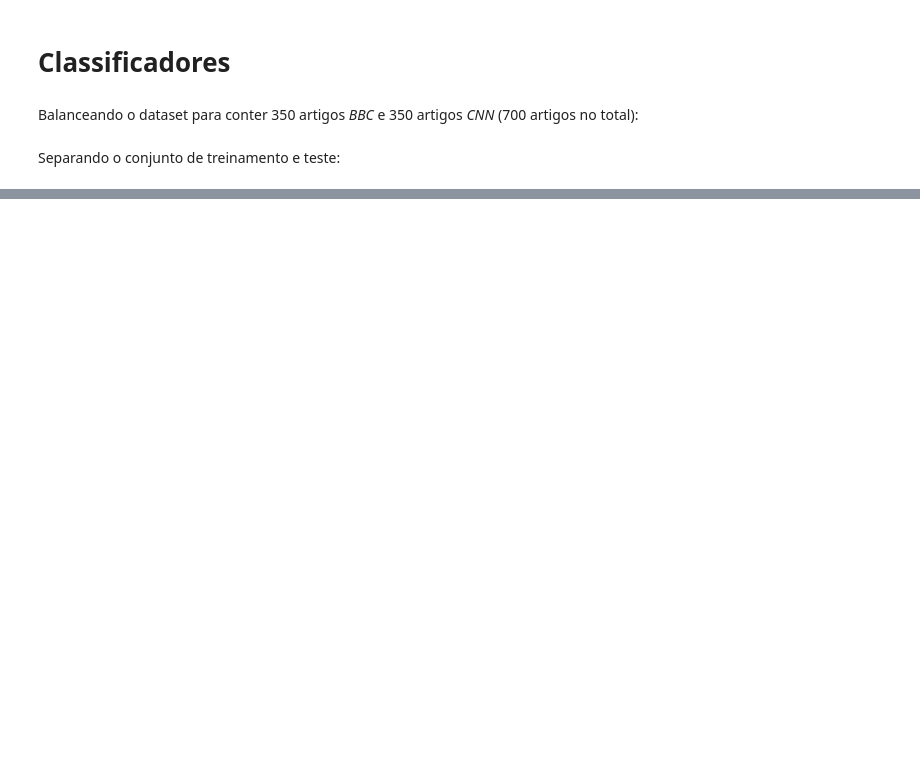
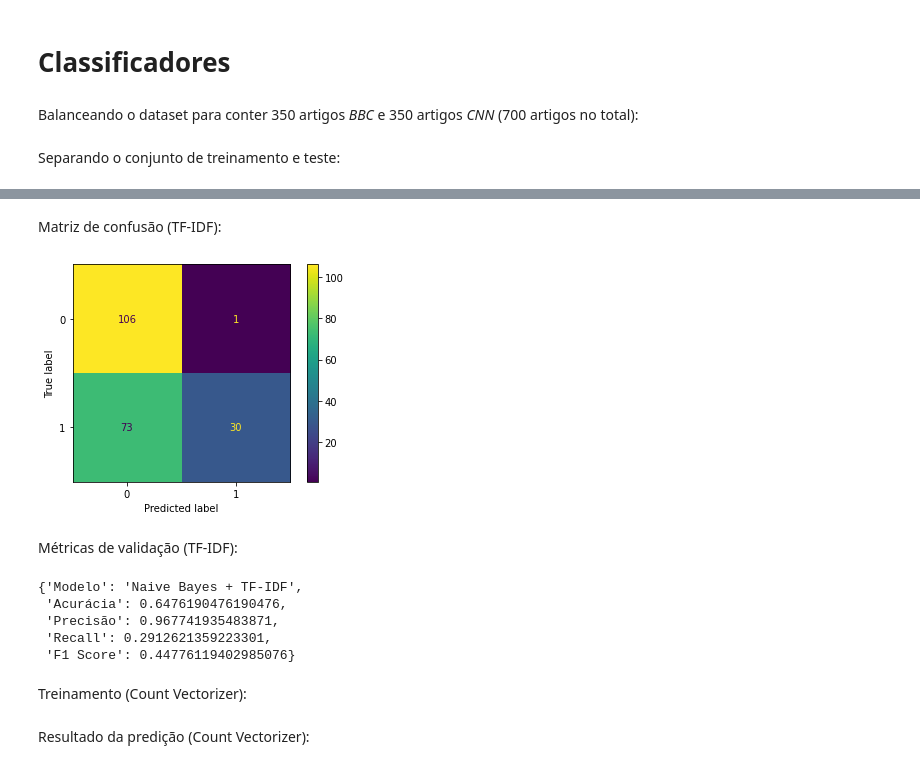
Before and after one commit to valeriojr/ecom063-pln, a Jupyter notebook: Processamento de linguagem natural - 3ª lista de exercícios.ipynb, the cells around one changed output, grey strips where cells are left out. Cells and saved outputs as stored; diff of their text form; code cells hidden in the pictures; blank space fills up the shorter version.

```diff
--- a/Processamento de linguagem natural - 3ª lista de exercícios.ipynb
+++ b/Processamento de linguagem natural - 3ª lista de exercícios.ipynb
@@ -281,0 +328,2 @@ f1_score(y_test, y_pred)
+# %%
+classifier = MultinomialNB().fit(tfidf_X_train.toarray(), tfidf_y_train)
@@ -281,0 +334,26 @@ f1_score(y_test, y_pred)
+# %% [markdown]
+Matriz de confusão (TF-IDF):
+# %%
+plot_confusion_matrix(classifier, tfidf_X_test.toarray(), tfidf_y_test)
+pyplot.show()
+# %% [output]
+[figure, added]
+# %% [markdown]
+Métricas de validação (TF-IDF):
+# %%
+nai_tfidf_metrics = {
+    'Modelo': 'Naive Bayes + TF-IDF',
+    'Acurácia': accuracy_score(tfidf_y_test, tfidf_y_pred),
+    'Precisão': precision_score(tfidf_y_test, tfidf_y_pred),
+    'Recall': recall_score(tfidf_y_test, tfidf_y_pred),
+    'F1 Score': f1_score(tfidf_y_test, tfidf_y_pred)
+}
+nai_tfidf_metrics
+# %% [output]
+{'Modelo': 'Naive Bayes + TF-IDF',
+ 'Acurácia': 0.6476190476190476,
+ 'Precisão': 0.967741935483871,
+ 'Recall': 0.2912621359223301,
+ 'F1 Score': 0.44776119402985076}
+# %% [markdown]
+Treinamento (Count Vectorizer):
@@ -281,0 +362,2 @@ f1_score(y_test, y_pred)
+# %% [markdown]
+Resultado da predição (Count Vectorizer):
```
Also changed, not shown: parts of 67 cells of this notebook.
